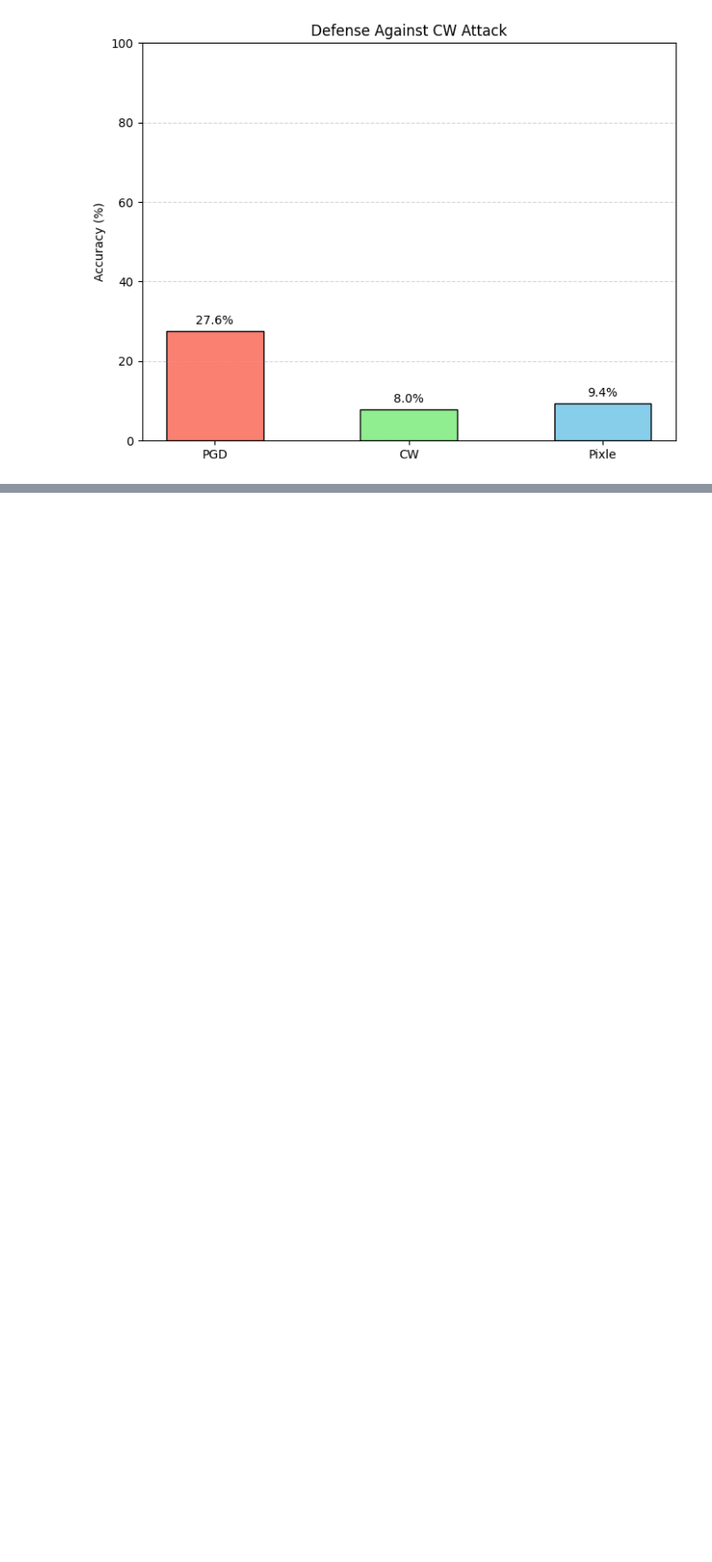
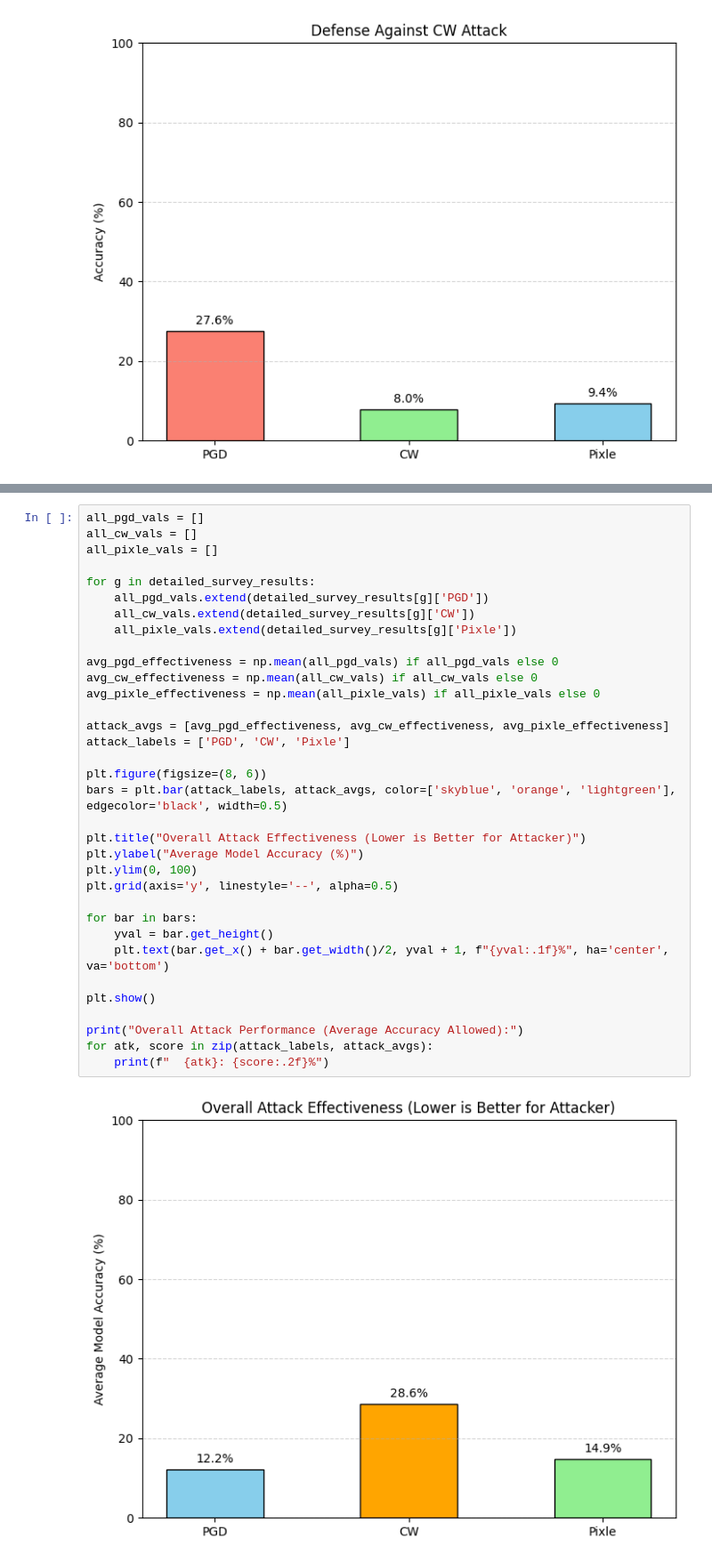
Before and after one commit to vm2781/adversarial_attacks, a Jupyter notebook: model_adversarial_analysis.ipynb, the cells around one changed output, grey strips where cells are left out. Shown at 89% size. Cells and saved outputs as stored; diff of their text form; blank space fills up the shorter version.

```diff
--- a/model_adversarial_analysis.ipynb
+++ b/model_adversarial_analysis.ipynb
@@ -836,0 +883,36 @@ Final Survey Scores:
+# %%
+all_pgd_vals = []
+all_cw_vals = []
+all_pixle_vals = []
+
+for g in detailed_survey_results:
+    all_pgd_vals.extend(detailed_survey_results[g]['PGD'])
+    all_cw_vals.extend(detailed_survey_results[g]['CW'])
+    all_pixle_vals.extend(detailed_survey_results[g]['Pixle'])
+
+avg_pgd_effectiveness = np.mean(all_pgd_vals) if all_pgd_vals else 0
+avg_cw_effectiveness = np.mean(all_cw_vals) if all_cw_vals else 0
+avg_pixle_effectiveness = np.mean(all_pixle_vals) if all_pixle_vals else 0
+
+attack_avgs = [avg_pgd_effectiveness, avg_cw_effectiveness, avg_pixle_effectiveness]
+attack_labels = ['PGD', 'CW', 'Pixle']
+
+plt.figure(figsize=(8, 6))
+bars = plt.bar(attack_labels, attack_avgs, color=['skyblue', 'orange', 'lightgreen'], edgecolor='black', width=0.5)
+
+plt.title("Overall Attack Effectiveness (Lower is Better for Attacker)")
+plt.ylabel("Average Model Accuracy (%)")
+plt.ylim(0, 100)
+plt.grid(axis='y', linestyle='--', alpha=0.5)
+
+for bar in bars:
+    yval = bar.get_height()
+    plt.text(bar.get_x() + bar.get_width()/2, yval + 1, f"{yval:.1f}%", ha='center', va='bottom')
+
+plt.show()
+
+print("Overall Attack Performance (Average Accuracy Allowed):")
+for atk, score in zip(attack_labels, attack_avgs):
+    print(f"  {atk}: {score:.2f}%")
+# %% [output]
+[figure, added]
```
Also changed, not shown: parts of 6 cells of this notebook.
